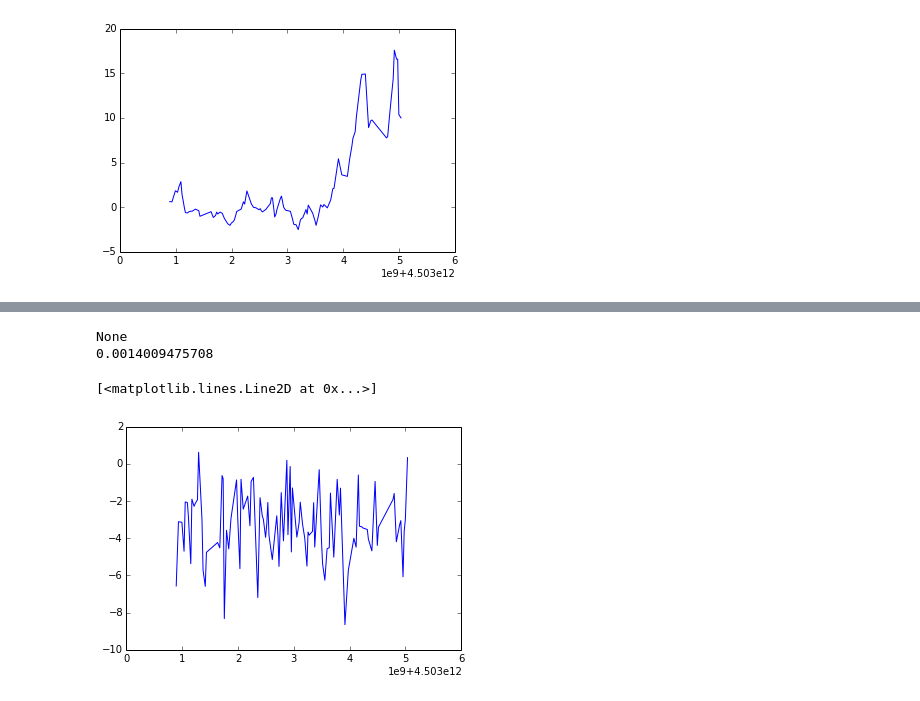
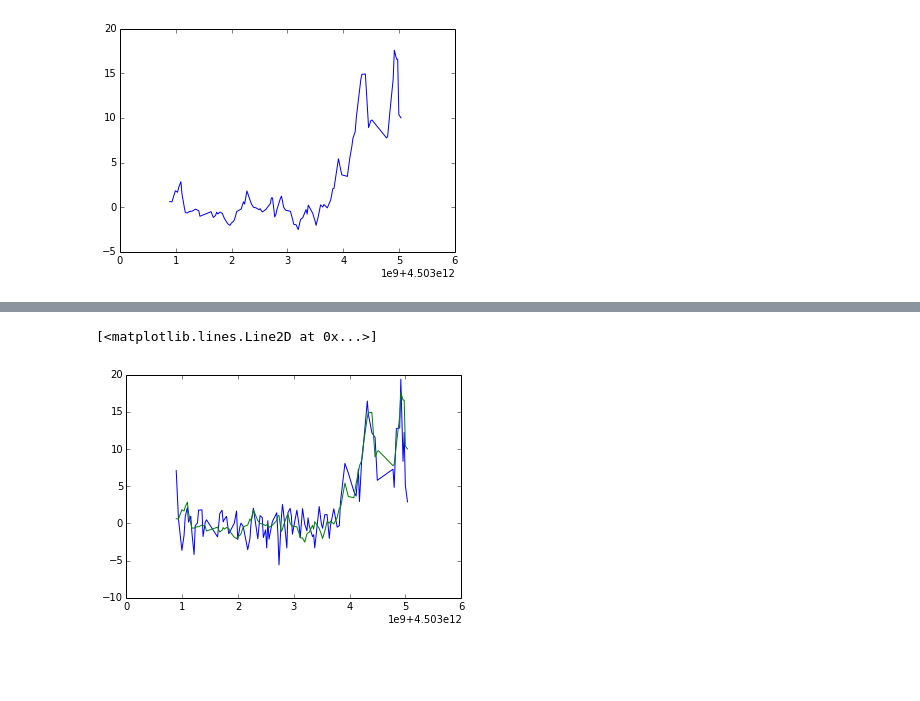
Before and after one commit to cjackie/IPythonNotebook, a Jupyter notebook: ese441/energy1.ipynb, the cells around one changed output, grey strips where cells are left out. Saved outputs shown, nothing was run; the diff lists cells and outputs as text; code cells hidden in the pictures; blank space fills up the shorter version.

```diff
--- a/ese441/energy1.ipynb
+++ b/ese441/energy1.ipynb
@@ -26,5 +26,38 @@ accel_data.shape
 # %% [output]
 (1, 3, 100, 1)
 [figure]
+# %%
+def gen_h(v):
+    h = np.zeros(h_shape)
+    convoluted = sess.run(tf.nn.convolution(v, w, 'VALID', strides=[1,1]) + hb)
+    for i in range(convoluted.shape[3]):
+        for j in range(convoluted.shape[2]/pooling_size):
+            convoluted_j = convoluted[0,0,j*pooling_size:(j+1)*pooling_size,i]
+            prob_not_normalized = np.power(np.e, np.concatenate((convoluted_j, [1]), axis=0))
+            prob = prob_not_normalized / sum(prob_not_normalized)
+            h_j = stats.rv_discrete(values=(range(len(prob)), prob)).rvs()
+            if h_j == pooling_size:
+                # none of h_real[j*pooling_size:j*(pooling_size+1),i] be 1
+                pass
+            else:
+                h[j*pooling_size+h_j,i] = 1
+    return h
+
+def gen_v(h):
+    v = np.zeros(v_shape)
+    # convolution related to reconstruction
+    h_rec_in_fitted = tf.expand_dims(tf.expand_dims(tf.expand_dims(h, 0), 0), -1)
+    h_rec_in_fitted = tf.pad(h_rec_in_fitted, [[0,0],[axis_num-1, axis_num-1],[filter_width-1,filter_width-1],[0,0], [0,0]])
+    w_r_fitted = tf.expand_dims(tf.expand_dims(tf.squeeze(w_r), -1), -1)
+    convolution_rec_raw = sess.run(tf.nn.convolution(h_rec_in_fitted, w_r_fitted, 'VALID', strides=[1,1,1]))
+    convolution_rec_ = convolution_rec_raw[:,:,:,:,0] # same shape as `accel_data`
+    vb_ = sess.run(vb)
+    for i0 in range(v_fantasy_in.get_shape()[0]):
+        for i1 in range(v_fantasy_in.get_shape()[1]):
+            for i2 in range(v_fantasy_in.get_shape()[2]):
+                for i3 in range(v_fantasy_in.get_shape()[3]):
+                    mean = convolution_rec_[i0,i1,i2,i3] + vb_
+                    v[i0,i1,i2,i3] = stats.norm.rvs(mean,sigma)
+    return v
 # %%
 filter_width = 5
@@ -103,23 +170,3 @@ for i0 in range(v_fantasy_in.get_shape()[0]):
-# %%
-h_real_in_sample = np.random.random_sample(h_real_in.get_shape().as_list())
-v_real_in_sample = np.random.random_sample(v_real_in.get_shape().as_list())
-h_fantasy_in_sample = np.random.random_sample(h_fantasy_in.get_shape().as_list())
-v_fantasy_in_sample = np.random.random_sample(v_fantasy_in.get_shape().as_list())
-# sess.run(energy, feed_dict={h_in: h_in_sample, v_in: v_in_sample})
-tik = time.time()
-feed_dict={
-    h_real_in: h_real_in_sample,
-    v_real_in: v_real_in_sample,
-    h_fantasy_in: h_fantasy_in_sample,
-    v_fantasy_in: v_fantasy_in_sample
-}
-print(sess.run(training, feed_dict=feed_dict))
-tok = time.time()
-print(tok-tik)
-# sess.run(convolution_real+vb, feed_dict=feed_dict)
-# %% [output]
-None
-0.0014009475708
 # %%
 #convolution related to reconstruction
 h_rec_in = tf.placeholder(tf.float32, shape=[v_len-filter_width+1, k])
@@ -128,8 +175,14 @@ h_rec_in_fitted = tf.pad(h_rec_in_fitted, [[0,0],[axis_num-1, axis_num-1],[filte
 w_r_fitted = tf.expand_dims(tf.expand_dims(tf.squeeze(w_r), -1), -1)
 convolution_rec_raw = tf.nn.convolution(h_rec_in_fitted, w_r_fitted, 'VALID', strides=[1,1,1])
 convolution_rec = convolution_rec_raw[:,:,:,:,0]
+# %%
+
+
+d = gen_v(tf.convert_to_tensor(gen_h(tf.convert_to_tensor(accel_data, dtype=tf.float32)), dtype=tf.float32))
 # %%
-plt.plot(time_axis, v_fantasy[0,0,:,0])
+plt.plot(time_axis, d[0,0,:,0])
+plt.plot(time_axis, accel_data[0,0,:,0])
+# print(sess.run(w))
 # %% [output]
 [<matplotlib.lines.Line2D at 0x...>]
-[figure, old version]
+[figure, new version]
```
Also changed, not shown: parts of 2 cells of this notebook.
